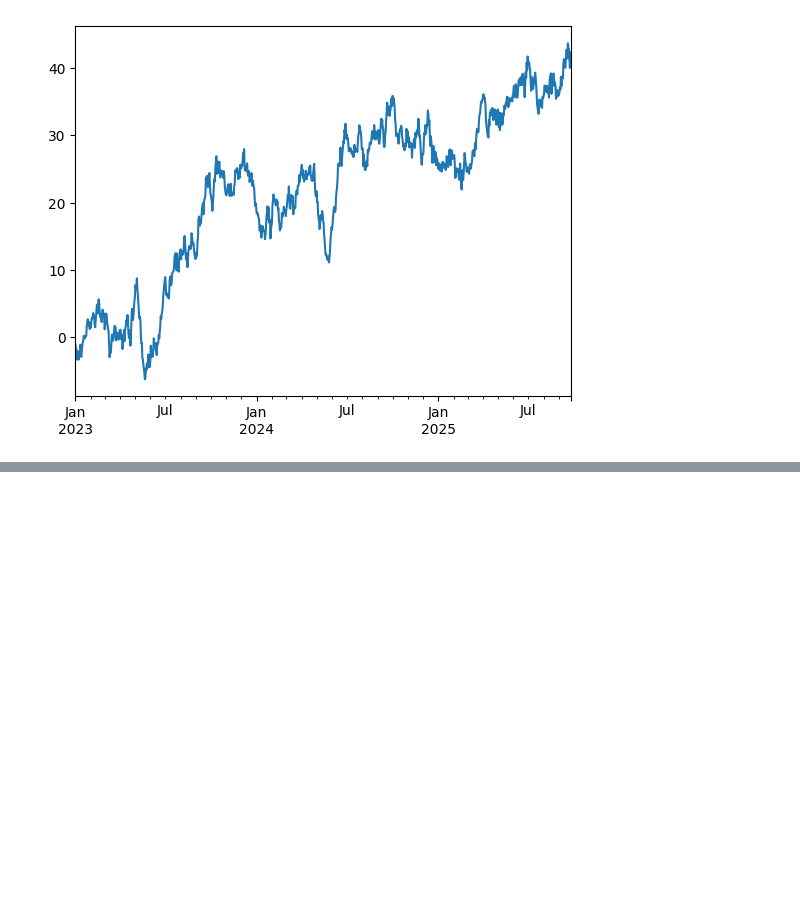
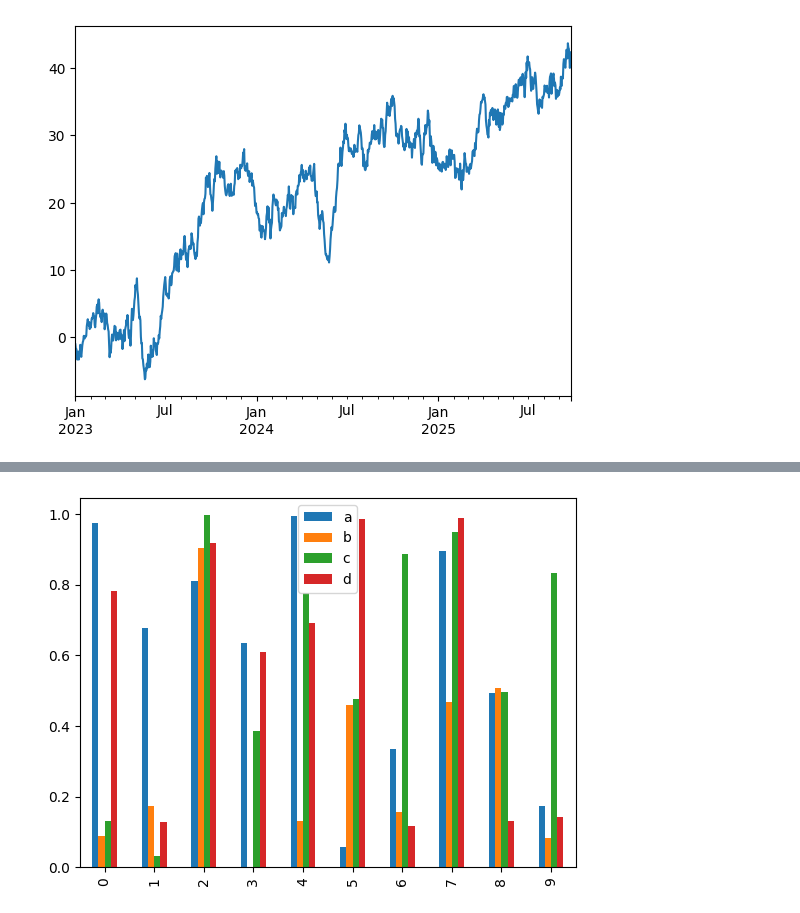
Before and after one commit to gnigam87/ML, a Jupyter notebook: NumpyPandasMatplotlib/Matplotlib_Intro.ipynb, the cells around one changed output, grey strips where cells are left out. Drawn from its saved outputs; the diff is of its cells as text; code cells hidden in the pictures; blank space fills up the shorter version.

```diff
--- a/NumpyPandasMatplotlib/Matplotlib_Intro.ipynb
+++ b/NumpyPandasMatplotlib/Matplotlib_Intro.ipynb
@@ -218,0 +334,5 @@ ts.plot()
+# %%
+# another way
+df.plot(kind="bar");
+# %% [output]
+[figure, added]
```
Also changed, not shown: parts of 27 cells of this notebook, 1 other file.
